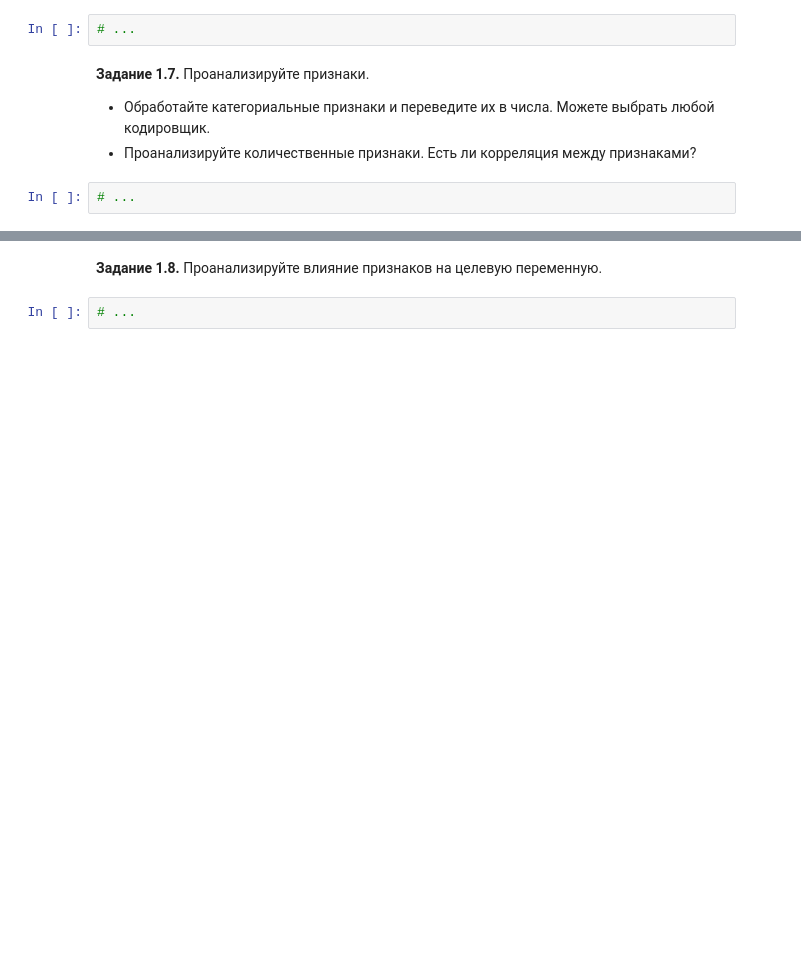
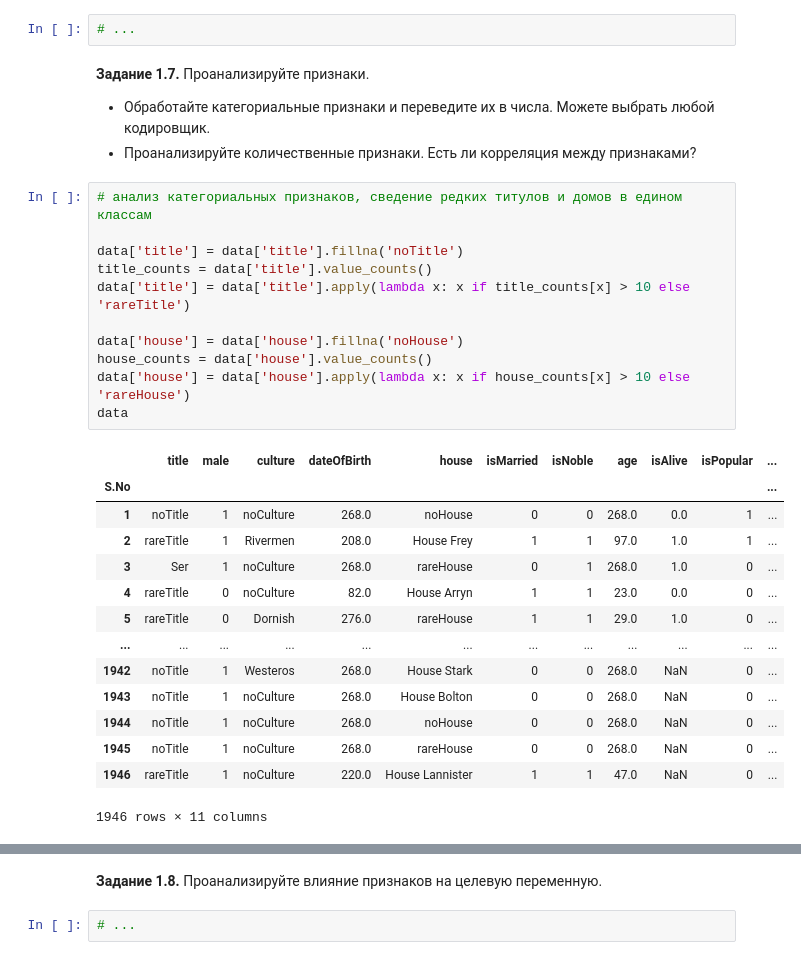
Before and after one commit to RedkinDenis/DeepLearning, a Jupyter notebook: week_01_ml_intro/Homework/hw_1_game_of_thrones.ipynb, the cells around one changed output, grey strips where cells are left out. Cells and saved outputs as stored; diff of their text form; blank space fills up the shorter version.

```diff
--- a/week_01_ml_intro/Homework/hw_1_game_of_thrones.ipynb
+++ b/week_01_ml_intro/Homework/hw_1_game_of_thrones.ipynb
@@ -232,5 +231,29 @@ dtype: int64
 **Задание 1.7.** Проанализируйте признаки.
   * Обработайте категориальные признаки и переведите их в числа. Можете выбрать любой кодировщик.
   * Проанализируйте количественные признаки. Есть ли корреляция между признаками?
-# %%
-# ...
+# %%
+# анализ категориальных признаков, сведение редких титулов и домов в едином классам
+
+data['title'] = data['title'].fillna('noTitle')
+title_counts = data['title'].value_counts()
+data['title'] = data['title'].apply(lambda x: x if title_counts[x] > 10 else 'rareTitle')
+
+data['house'] = data['house'].fillna('noHouse')
+house_counts = data['house'].value_counts()
+data['house'] = data['house'].apply(lambda x: x if house_counts[x] > 10 else 'rareHouse')
+data
+# %% [output]
+|  | title | male | culture | dateOfBirth | house | isMarried | isNoble | age | isAlive | isPopular | ... |
+| S.No |  |  |  |  |  |  |  |  |  |  | ... |
+| 1 | noTitle | 1 | noCulture | 268.0 | noHouse | 0 | 0 | 268.0 | 0.0 | 1 | ... |
+| 2 | rareTitle | 1 | Rivermen | 208.0 | House Frey | 1 | 1 | 97.0 | 1.0 | 1 | ... |
+| 3 | Ser | 1 | noCulture | 268.0 | rareHouse | 0 | 1 | 268.0 | 1.0 | 0 | ... |
+| 4 | rareTitle | 0 | noCulture | 82.0 | House Arryn | 1 | 1 | 23.0 | 0.0 | 0 | ... |
+| 5 | rareTitle | 0 | Dornish | 276.0 | rareHouse | 1 | 1 | 29.0 | 1.0 | 0 | ... |
+| ... | ... | ... | ... | ... | ... | ... | ... | ... | ... | ... | ... |
+| 1942 | noTitle | 1 | Westeros | 268.0 | House Stark | 0 | 0 | 268.0 | NaN | 0 | ... |
+| 1943 | noTitle | 1 | noCulture | 268.0 | House Bolton | 0 | 0 | 268.0 | NaN | 0 | ... |
+| 1944 | noTitle | 1 | noCulture | 268.0 | noHouse | 0 | 0 | 268.0 | NaN | 0 | ... |
+| 1945 | noTitle | 1 | noCulture | 268.0 | rareHouse | 0 | 0 | 268.0 | NaN | 0 | ... |
+| 1946 | rareTitle | 1 | noCulture | 220.0 | House Lannister | 1 | 1 | 47.0 | NaN | 0 | ... |
+1946 rows × 11 columns
```
Also changed, not shown: parts of 13 cells of this notebook.
